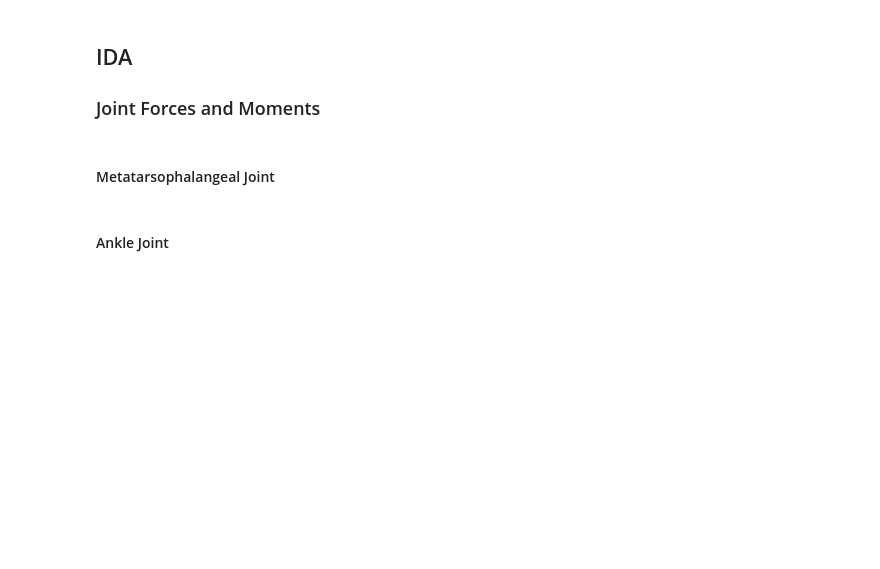
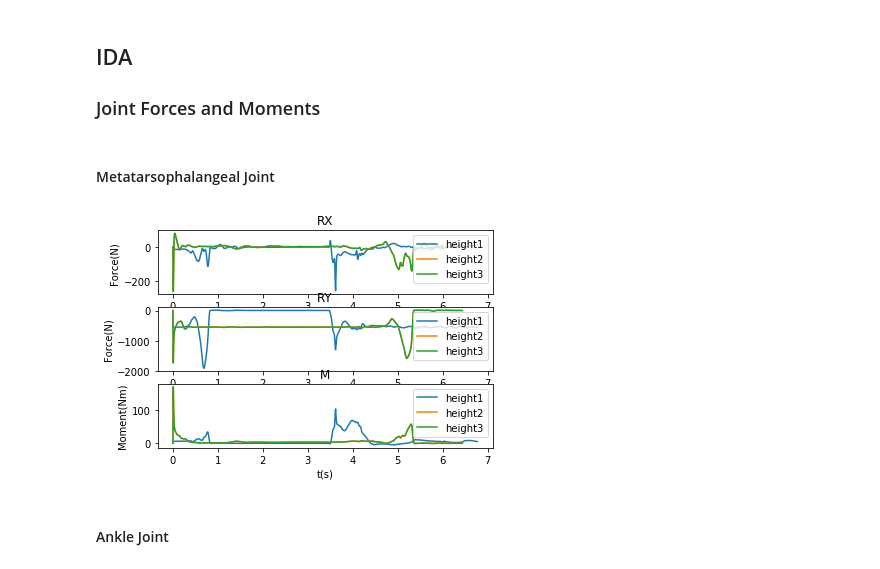
Before and after one commit to abhijeetvyas/MHM-project, a Jupyter notebook: Template-Copy_achraj.ipynb, the cells around one changed output. Drawn from its saved outputs; the diff is of its cells as text; code cells hidden in the pictures; blank space fills up the shorter version.

```diff
--- a/Template-Copy_achraj.ipynb
+++ b/Template-Copy_achraj.ipynb
@@ -307,16 +303,16 @@ F1=[Rx[0],Ry[0]]
 F2=[Rx[1],Ry[1]]
 F3=[Rx[2],Ry[2]]
 F=[F1,F2,F3]
-T=np.zeros(874)
+T=[np.zeros(874),np.zeros(874),np.zeros(874)]
 R=[[[np.zeros(874),np.zeros(874)],[np.zeros(874),np.zeros(874)],[np.zeros(874),np.zeros(874)],[np.zeros(874),np.zeros(874)],[np.zeros(874),np.zeros(874)]],[[np.zeros(874),np.zeros(874)],[np.zeros(874),np.zeros(874)],[np.zeros(874),np.zeros(874)],[np.zeros(874),np.zeros(874)],[np.zeros(874),np.zeros(874)]],[[np.zeros(874),np.zeros(874)],[np.zeros(874),np.zeros(874)],[np.zeros(874),np.zeros(874)],[np.zeros(874),np.zeros(874)],[np.zeros(874),np.zeros(874)]]]
 M=[[np.zeros(874),np.zeros(874),np.zeros(874),np.zeros(874),np.zeros(874)],[np.zeros(874),np.zeros(874),np.zeros(874),np.zeros(874),np.zeros(874)],[np.zeros(874),np.zeros(874),np.zeros(874),np.zeros(874),np.zeros(874)]]
 Body=[Body1,Body2,Body3]
 # %%
 for j in range(0,3):
     for i in range(0,4):
-        F[j],T=Body[j][i].Forces(F[j],T)
+        F[j],T[j]=Body[j][i].Forces(F[j],T[j])
         R[j][i]=F[j]
-        M[j][i]=T
+        M[j][i]=T[j]
 # %%
 Forefoot=[Body[0][0],Body[1][0],Body[2][0]]
 Hindfoot=[Body[0][1],Body[1][1],Body[2][1]]
@@ -554,19 +550,29 @@ Jointomegas()
 # %% [markdown]
 #### Metatarsophalangeal Joint
 # %%
-def Forceandmoment():
-    plt.subplot(211)
-    plt.plot(time[0],R[0][0],label='height1'), plt.plot(time[1],R[1][0],label='height2') plt.plot(time[2],R[2][0],label='height3')
+def Forceandmoment(i):
+    plt.subplot(311)
+    plt.plot(time[0],R[0][i][0],label='height1'), plt.plot(time[1],R[1][i][0],label='height2'), plt.plot(time[2],R[2][i][0],label='height3')
     plt.legend(loc=1)
     plt.title("RX")
     plt.ylabel("Force(N)")
     plt.xlabel("t(s)")
-    plt.subplot(212)
-    plt.plot(time[0],R[0][1],label='height1'),plt.plot(time[1],R[1][1],label='height2'),plt.plot(time[2],R[2][1],label='height3')
+    plt.subplot(312)
+    plt.plot(time[0],R[0][i][1],label='height1'),plt.plot(time[1],R[1][i][1],label='height2'),plt.plot(time[2],R[2][i][1],label='height3')
     plt.legend(loc=1)
     plt.title("RY")
     plt.ylabel("Force(N)")
     plt.xlabel("t(s)")
+    plt.subplot(313)
+    plt.plot(time[0],M[0][i],label='height1'),plt.plot(time[1],M[1][i],label='height2'),plt.plot(time[2],M[2][i],label='height3')
+    plt.legend(loc=1)
+    plt.title("M")
+    plt.ylabel("Moment(Nm)")
+    plt.xlabel("t(s)")
     plt.show()
+# %%
+Forceandmoment(0)
+# %% [output]
+[figure, added]
 # %% [markdown]
 #### Ankle Joint
```
Also changed, not shown: parts of 18 cells of this notebook.
